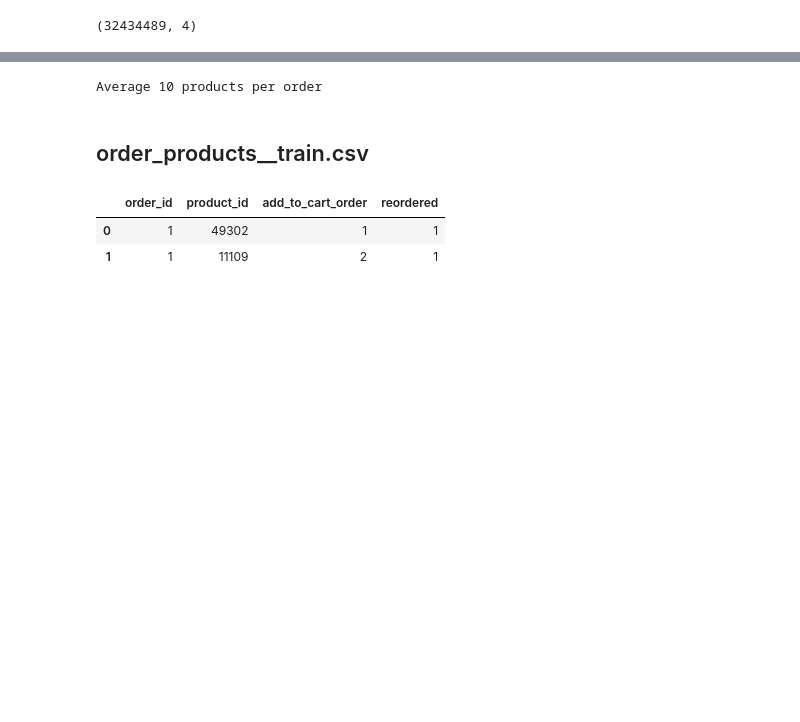
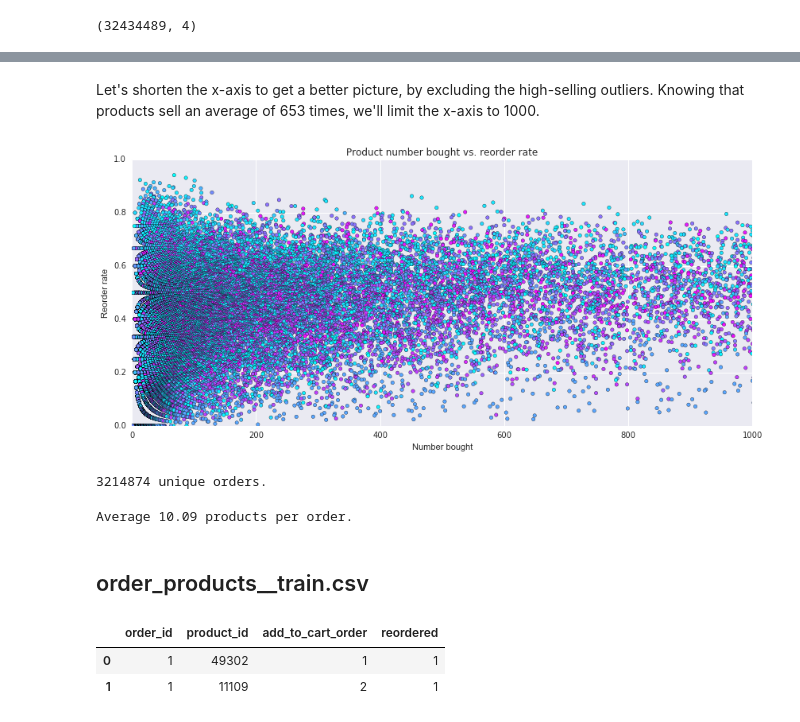
Before and after one commit to Harikant1707/kaggle_instacart, a Jupyter notebook: data_exploration.ipynb, the cells around one changed output, grey strips where cells are left out. Drawn from its saved outputs; the diff is of its cells as text; code cells hidden in the pictures; blank space fills up the shorter version.

```diff
--- a/data_exploration.ipynb
+++ b/data_exploration.ipynb
@@ -165,7 +301,26 @@ len(opp.order_id.unique())
+# %% [markdown]
+Let's shorten the x-axis to get a better picture, by excluding the high-selling outliers. Knowing that products sell an average of 653 times, we'll limit the x-axis to 1000.
+# %%
+# Create the scatter plot
+plt.figure(num=4,figsize=(14,6))
+plt.scatter(x=product_df['number_bought'], y=product_df['reorder_rate'], c=product_df['colour'], cmap=plt.cm.cool)
+plt.xlabel('Number bought')
+plt.ylabel('Reorder rate')
+plt.title('Product number bought vs. reorder rate')
+plt.ticklabel_format(style='plain')
+plt.xlim(0,1000) # Limiting x-axis to 1000 now
+plt.ylim(0,1)
+plt.show()
+# %% [output]
+[figure, added]
+# %%
+print len(opp_full['order_id'].unique()), 'unique orders.'
+# %% [output]
+3214874 unique orders.
 # %%
-print 'Average',len(opp) / len(opp.order_id.unique()) , 'products per order'
+print 'Average',round(float(len(opp_full)) / len(opp_full['order_id'].unique()),2) , 'products per order.'
 # %% [output]
-Average 10 products per order
+Average 10.09 products per order.
 # %% [markdown]
 ## order_products__train.csv
 # %%
```
Also changed, not shown: parts of 56 cells of this notebook.
